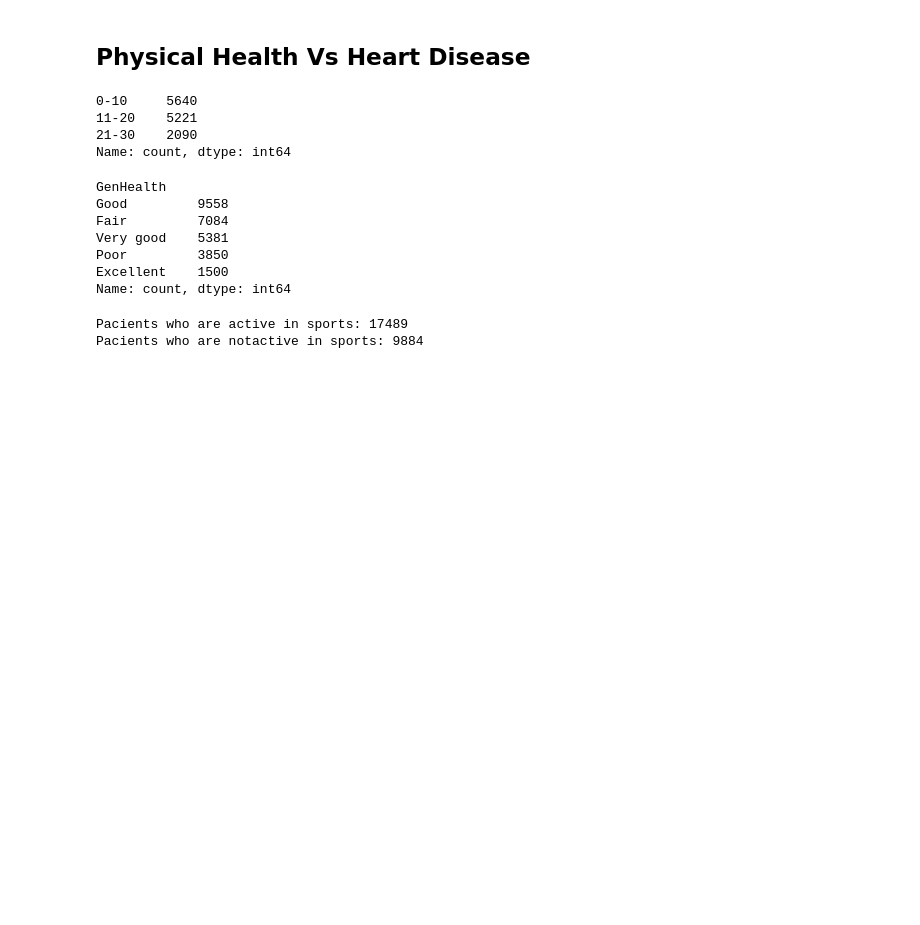
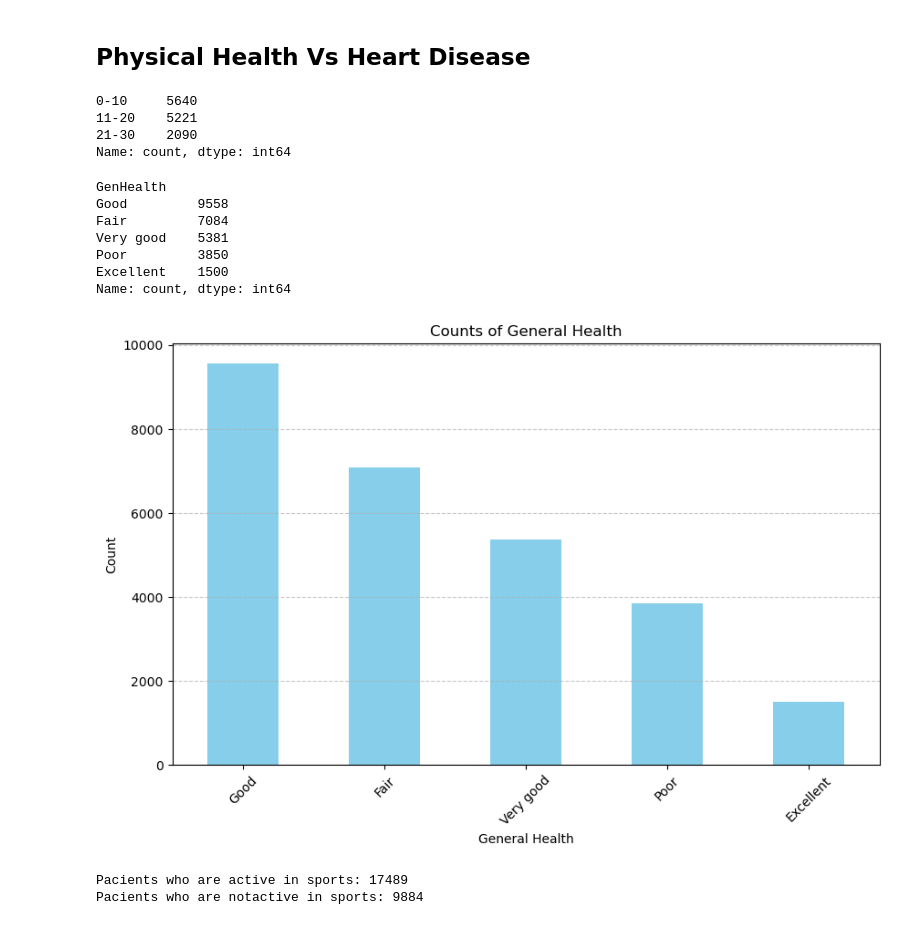
Before and after one commit to prez212/Project1-Team6, a Jupyter notebook: Heart_Disease_Predictor.ipynb, the cells around one changed output. Drawn from its saved outputs; the diff is of its cells as text; code cells hidden in the pictures; blank space fills up the shorter version.

```diff
--- a/Heart_Disease_Predictor.ipynb
+++ b/Heart_Disease_Predictor.ipynb
@@ -112,19 +133,30 @@ phyHealth_counts
 11-20    5221
 21-30    2090
 Name: count, dtype: int64
-# %%
-
-genhealth_counts = halu_df['GenHealth'].value_counts()
-
-genhealth_counts
-# %% [output]
-GenHealth
-Good         9558
-Fair         7084
-Very good    5381
-Poor         3850
-Excellent    1500
-Name: count, dtype: int64
+# %%
+
+genhealth_counts = halu_df['GenHealth'].value_counts()
+
+print(genhealth_counts)
+
+plt.figure(figsize=(10, 6))
+genhealth_counts.plot(kind='bar', color='skyblue')
+plt.xlabel('General Health')
+plt.ylabel('Count')
+plt.title('Counts of General Health')
+plt.xticks(rotation=45)
+plt.grid(axis='y', linestyle='--', alpha=0.7)
+plt.savefig("output/GenHealth_Vs_HeartDisease.png")
+plt.show()
+# %% [output]
+GenHealth
+Good         9558
+Fair         7084
+Very good    5381
+Poor         3850
+Excellent    1500
+Name: count, dtype: int64
+[figure, added]
 # %%
 active = halu_df[(halu_df['PhysicalActivity'] == 'Yes')]
 notactive = halu_df[(halu_df['PhysicalActivity'] == 'No')]
```
Also changed, not shown: parts of 5 cells of this notebook, 4 other files.
